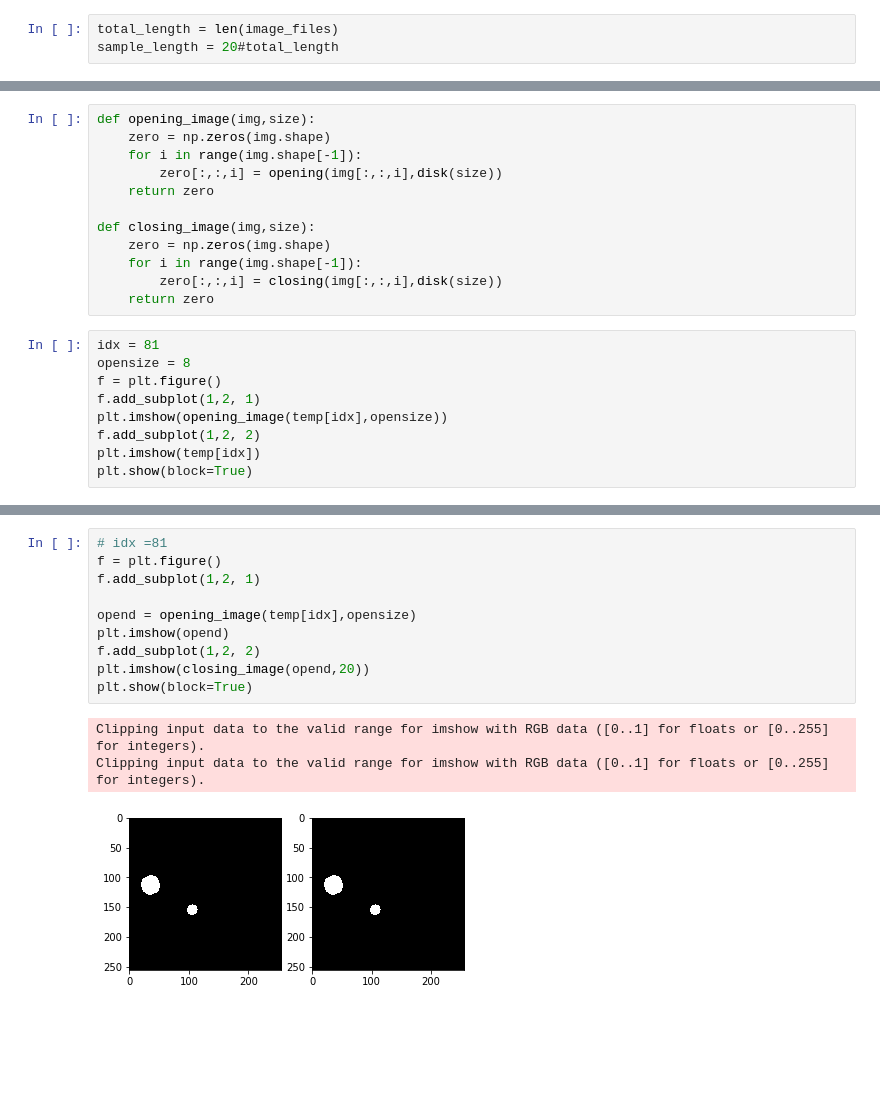
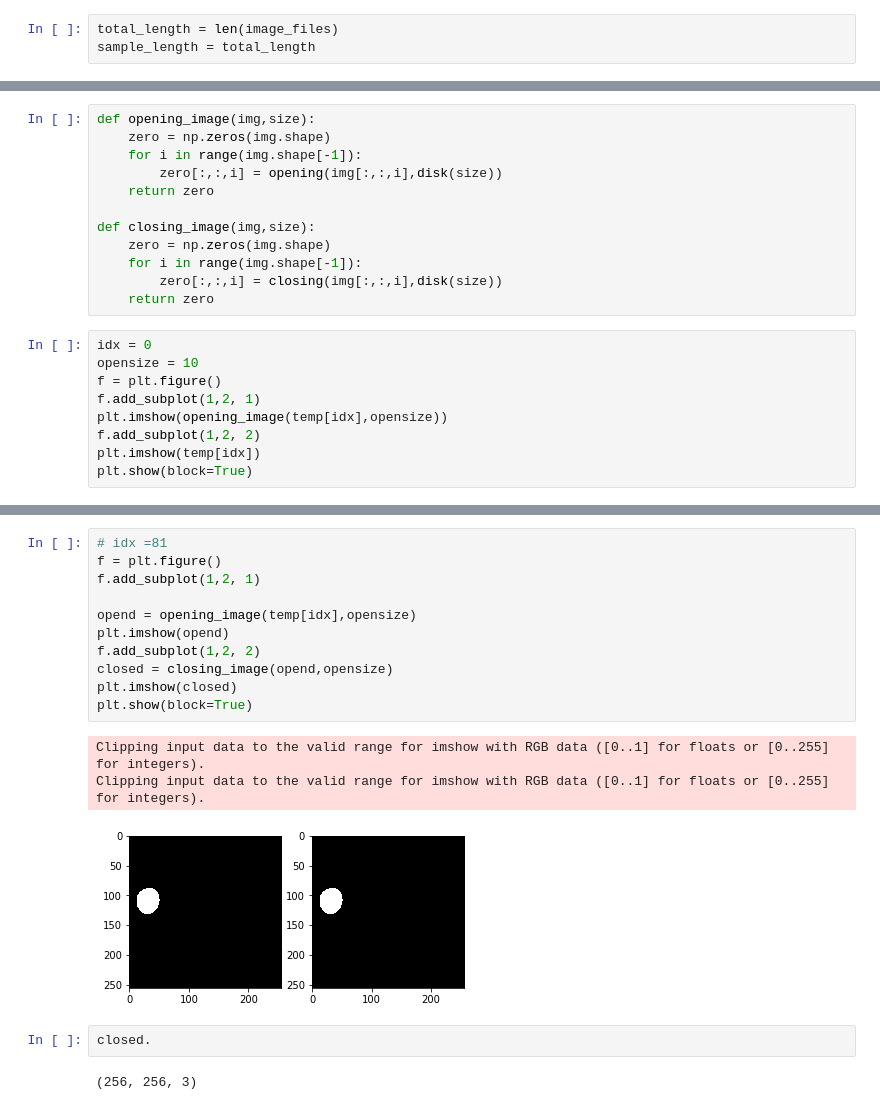
Before and after one commit to cksruf91/Glaucoma_master, a Jupyter notebook: test.ipynb, the cells around one changed output, grey strips where cells are left out. Cells and saved outputs as stored; diff of their text form; blank space fills up the shorter version.

```diff
--- a/test.ipynb
+++ b/test.ipynb
@@ -38,5 +35,5 @@ for (path, dir, files) in os.walk(TEST_IMAGE):
         image_files.append(os.path.join(path, file))
 # %%
 total_length = len(image_files)
-sample_length = 20#total_length
+sample_length = total_length
 # %%
@@ -120,8 +114,8 @@ def closing_image(img,size):
         zero[:,:,i] = closing(img[:,:,i],disk(size))
     return zero
 # %%
-idx = 81
-opensize = 8
+idx = 0
+opensize = 10
 f = plt.figure()
 f.add_subplot(1,2, 1)
 plt.imshow(opening_image(temp[idx],opensize))
@@ -135,14 +129,19 @@ Clipping input data to the valid range for imshow with RGB data ([0..1] for floa
 # %%
 # idx =81
 f = plt.figure()
 f.add_subplot(1,2, 1)
 
 opend = opening_image(temp[idx],opensize)
 plt.imshow(opend)
 f.add_subplot(1,2, 2)
-plt.imshow(closing_image(opend,20))
+closed = closing_image(opend,opensize)
+plt.imshow(closed)
 plt.show(block=True)
 # %% [output]
 Clipping input data to the valid range for imshow with RGB data ([0..1] for floats or [0..255] for integers).
 Clipping input data to the valid range for imshow with RGB data ([0..1] for floats or [0..255] for integers).
-[figure, old version]
+[figure, new version]
+# %%
+closed.
+# %% [output]
+(256, 256, 3)
```
Also changed, not shown: parts of 7 cells of this notebook, 15 other files.
